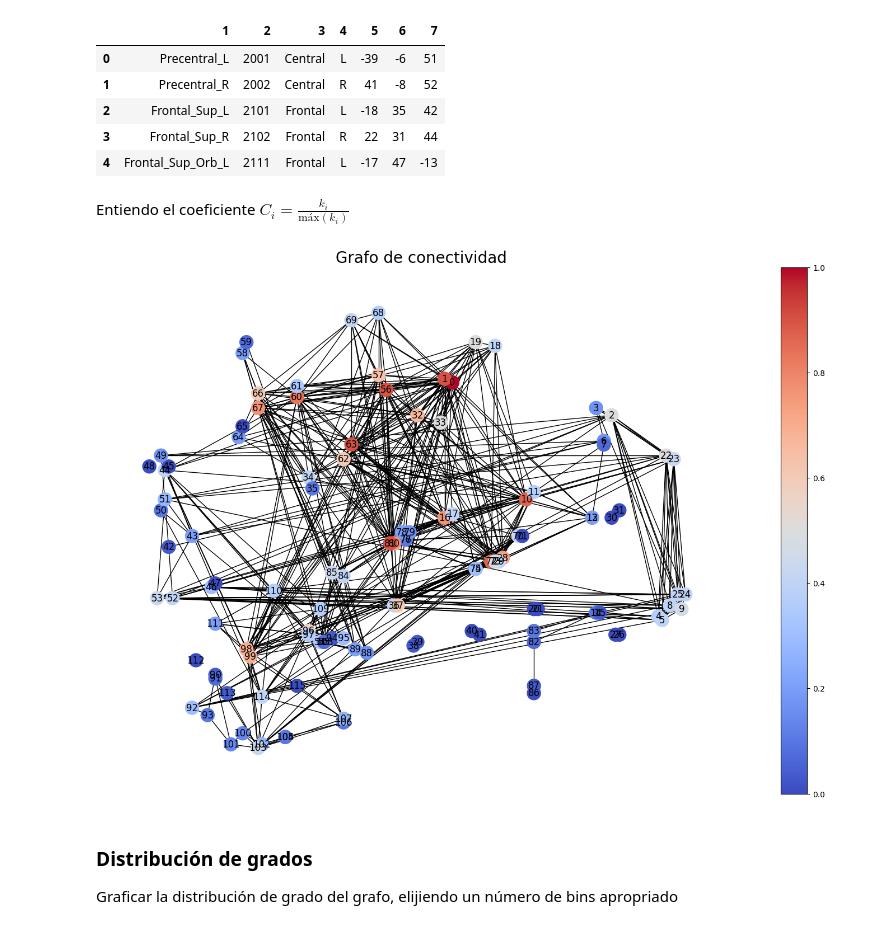
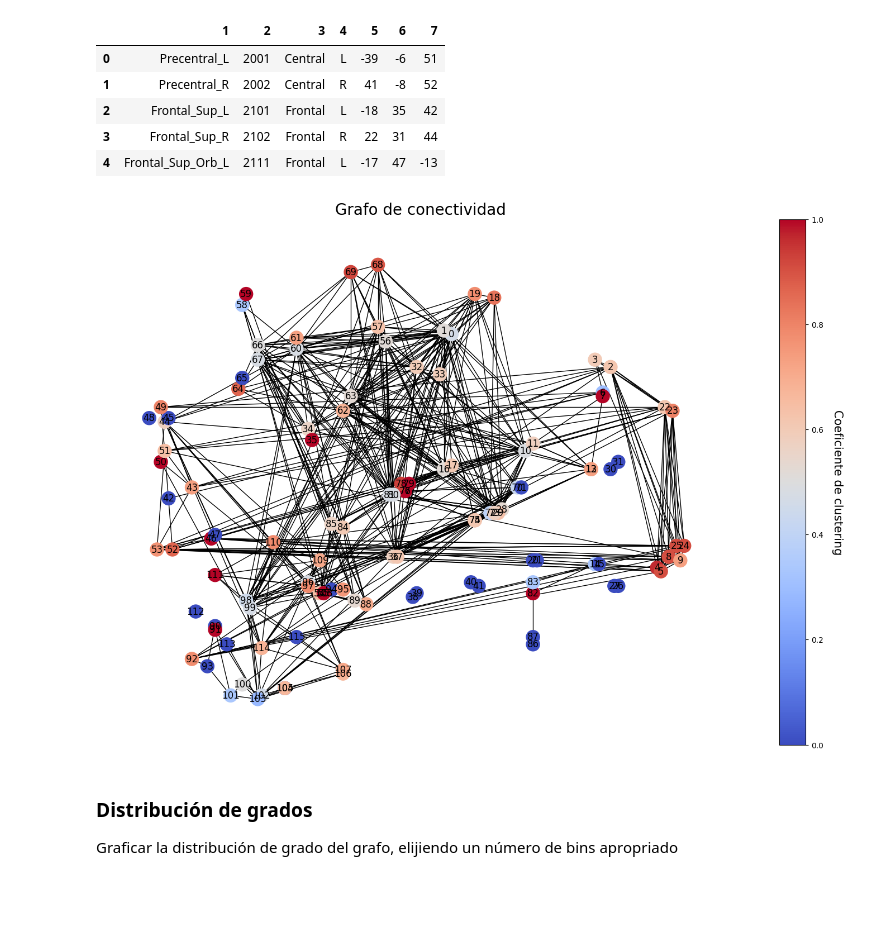
Before and after one commit to bettachini/dmcyt2023, a Jupyter notebook: clase08_grafos_into_preTP2/bettachini_preTP2.ipynb, the cells around one changed output. Cells and saved outputs as stored; diff of their text form; code cells hidden in the pictures; blank space fills up the shorter version.

```diff
--- a/clase08_grafos_into_preTP2/bettachini_preTP2.ipynb
+++ b/clase08_grafos_into_preTP2/bettachini_preTP2.ipynb
@@ -232,27 +244,32 @@ RegionsNames.head()
 | 2 | Frontal_Sup_L | 2101 | Frontal | L | -18 | 35 | 42 |
 | 3 | Frontal_Sup_R | 2102 | Frontal | R | 22 | 31 | 44 |
 | 4 | Frontal_Sup_Orb_L | 2111 | Frontal | L | -17 | 47 | -13 |
-# %% [markdown]
-Entiendo el coeficiente $C_i = \frac{k_i}{\mathrm{máx} (k_i)}$
+# %%
+# coeficientes de clustering por nodo
+clustering_por_nodo = nx.clustering(G)
+# clustering_por_nodo
 # %%
 # Visualizar el grafo, ubicando los nodos en sus coordenadas cerebrales y coloreando cada nodo de acuerdo a su coeficiente de clustering Ci
 fig, ax = plt.subplots(figsize=(15,10))
 fig.tight_layout()
 ax.title.set_text('Grafo de conectividad')
 ax.title.set_fontsize(20)
 
 layout = dict(zip(range(n),np.array([RegionsNames[6].values, RegionsNames[7].values]).T))
 
-vmin = min(n_color)
-vmax = max(n_color)
+n_color_normalizado = list(clustering_por_nodo.values())
+vmin = min(n_color_normalizado)
+vmax = max(n_color_normalizado)
 color_map = plt.cm.coolwarm
-nx.draw(G, layout, node_color = n_color, with_labels = True, node_size = 300,
+nx.draw(G, layout, node_color = n_color_normalizado,
+  with_labels = True, node_size = 300,
   cmap = color_map,
   vmin = vmin, vmax = vmax)
 sm = plt.cm.ScalarMappable(cmap = color_map, norm = plt.Normalize(vmin = vmin, vmax = vmax))
 cbar = plt.colorbar(sm, ax=ax)
+cbar.set_label('Coeficiente de clustering', rotation=270, labelpad=25, fontsize=15)
 # %% [output]
-[figure, old version]
+[figure, new version]
 # %% [markdown]
 ### Distribución de grados
 Graficar la distribución de grado del grafo, elijiendo un número de bins apropriado
```
Also changed, not shown: parts of 29 cells of this notebook.
